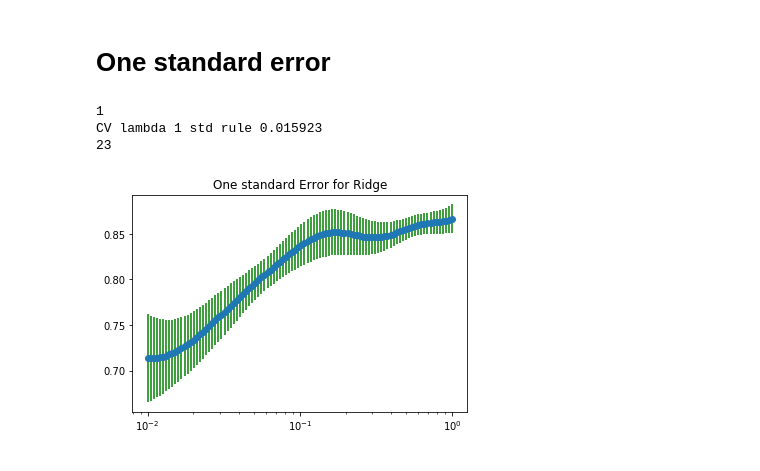
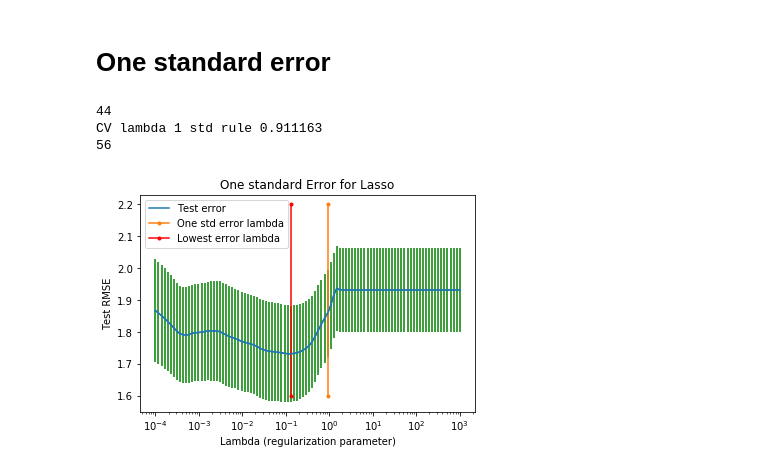
Before and after one commit to riadghorra/comp-data-analysis-project-1, a Jupyter notebook: elastic_net_attempt_1000.ipynb, the cells around one changed output. Cells and saved outputs as stored; diff of their text form; code cells hidden in the pictures.

```diff
--- a/elastic_net_attempt_1000.ipynb
+++ b/elastic_net_attempt_1000.ipynb
@@ -83,16 +84,16 @@ elif(currentData == 'raw'):
 [n_train, p_train], [n_test, p_test] = np.shape(X_train), np.shape(X_test)
 
 # alphas = range(0,11,1) # Ratio between L1 and L2 norms
-ratios = range(0,11,1)
-#ratios = [0, 5, 10]
+# ratios = range(0,11,1)
+ratios = [0, 5, 10]
 k = 100; # try k values of lambda
-lambdas = np.logspace(-2, 0, k)
+lambdas = np.logspace(-4, 3, k)
 '''
 # Working lambdas
 lambdas = np.logspace(-2, 1, k)
 '''
 # Number of folds
-K = 5
+K = 10
 
 
 # Different errors
@@ -105,7 +106,7 @@ test_RMSE = np.zeros((K, k, len(ratios)))
 # Cross-validation
 # %%
 # K - fold cross validation
-kf = KFold(K, shuffle=False)
+kf = KFold(K, shuffle=True)
 # %%
 for i, (train_index, test_index) in enumerate(kf.split(X_train)):
     X_train_cv, X_val = X_train[train_index], X_train[test_index]
@@ -231,29 +191,34 @@ ratio 10/10: 0.48015584533427813 for lambda 0.0774263682681127
 # %%
 seRMSE = np.std(test_RMSE, axis = 0) / np.sqrt(K)
 
-# For ratio 0
-jOpt = np.argmin(mean_error_test[:,0])
-J = np.where((mean_error_test[jOpt, 0] + seRMSE[jOpt, 0]) > mean_error_test[:,0])[0]
+# For ratio 1
 
+jOpt = np.argmin(mean_error_test[:,2])
 print (jOpt)
 
+J = np.where(mean_error_test[jOpt, 2] + seRMSE[jOpt, 2] > mean_error_test[:,2])[0]
+j = int(J[-1:])
 Lambda_CV_1StdRule = lambdas[j]
-
-j = int(J[-1:])
 
 print("CV lambda 1 std rule {:f}".format(Lambda_CV_1StdRule))
 
 print (j)
 
-plt.figure(7)
-plt.semilogx(lambdas, mean_error_test[:,0], label='Test')
-plt.title("One standard Error for Ridge")
-plt.errorbar(lambdas, mean_error_test[:,0],  yerr=seRMSE[:,0], fmt='--o', ecolor='g', capthick=2)
+plt.figure(10)
+plt.semilogx(lambdas, mean_error_test[:,2], label='Test error')
+plt.semilogx([Lambda_CV_1StdRule, Lambda_CV_1StdRule], [1.6, 2.2], marker = ".", label='One std error lambda')
+plt.semilogx([lambdas[jOpt], lambdas[jOpt]], [1.6, 2.2], marker = ".", color="r", label='Lowest error lambda')
+plt.title("One standard Error for Lasso")
+plt.xlabel('Lambda (regularization parameter)')
+plt.ylabel('Test RMSE')
+plt.legend()
+plt.errorbar(lambdas, mean_error_test[:,2],  yerr=seRMSE[:,2], ecolor='g', capthick=2)
+#plt.axvline()
 
 
 plt.show()
 # %% [output]
-1
-CV lambda 1 std rule 0.015923
-23
+44
+CV lambda 1 std rule 0.911163
+56
-[figure, old version]
+[figure, new version]
```
Also changed, not shown: parts of 13 cells of this notebook, 4 other files.
